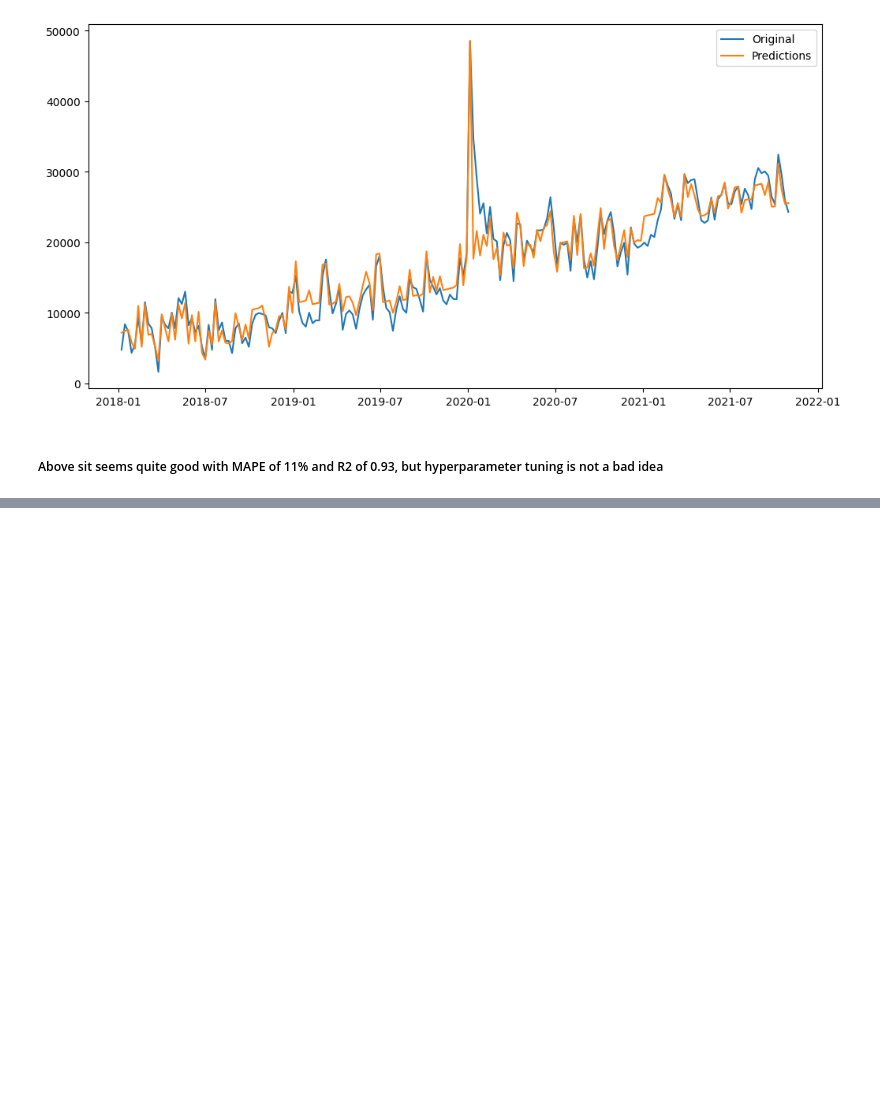
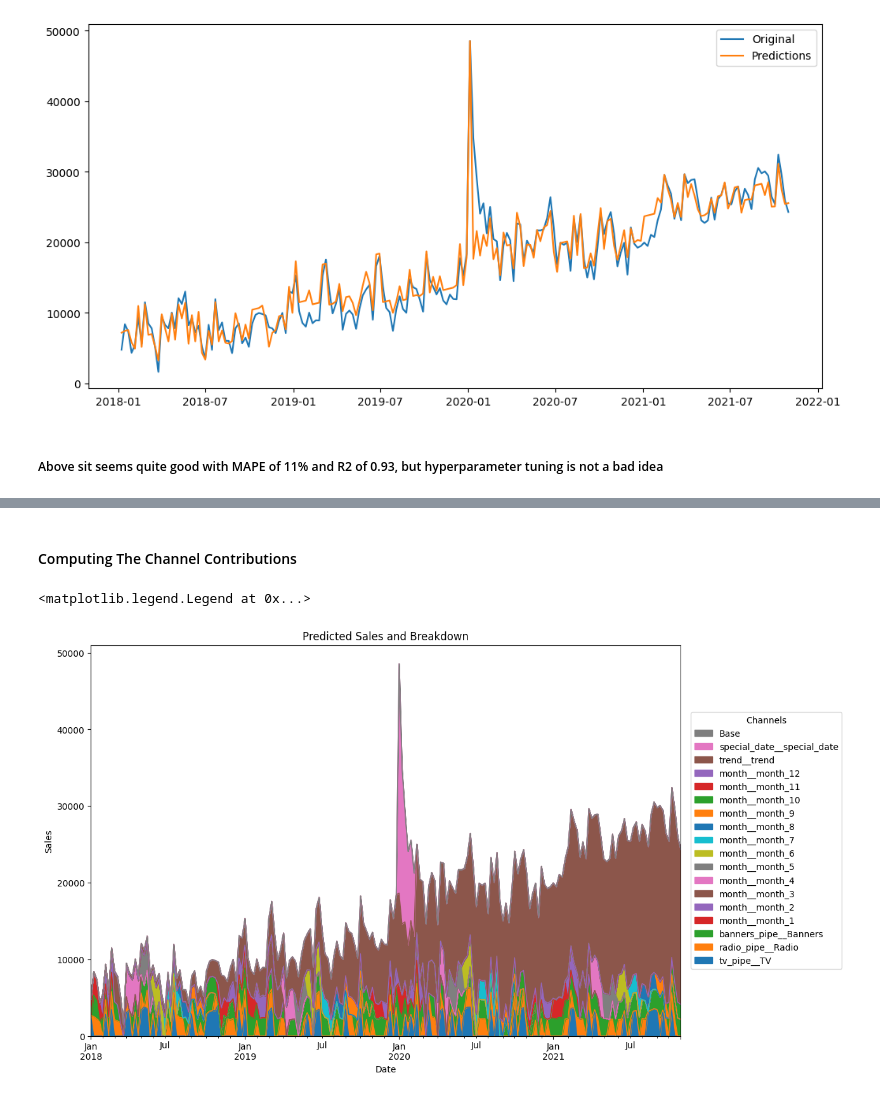
Before and after one commit to RviMury/Marketing-Mix-Modelling-using-MaMiMo, a Jupyter notebook: 01 Market_Mix_Modelling.ipynb, the cells around one changed output, grey strips where cells are left out. Saved outputs shown, nothing was run; the diff lists cells and outputs as text; code cells hidden in the pictures; blank space fills up the shorter version.

```diff
--- a/01 Market_Mix_Modelling.ipynb
+++ b/01 Market_Mix_Modelling.ipynb
@@ -150,0 +214,25 @@ pred_df
+# %% [markdown]
+#### Computing The Channel Contributions
+# %%
+from mamimo.analysis import breakdown
+
+contributions = breakdown(tuned_new_model.best_estimator_, X, y)
+ax = contributions.plot.area(
+    figsize=(12, 8),
+    linewidth=1,
+    title="Predicted Sales and Breakdown",
+    ylabel="Sales",
+    xlabel="Date",
+)
+
+handles, labels = ax.get_legend_handles_labels()
+ax.legend(
+    handles[::-1],
+    labels[::-1],
+    title="Channels",
+    loc="center left",
+    bbox_to_anchor=(1.01, 0.5),
+)
+# %% [output]
+<matplotlib.legend.Legend at 0x...>
+[figure, added]
```
Also changed, not shown: parts of 14 cells of this notebook.
